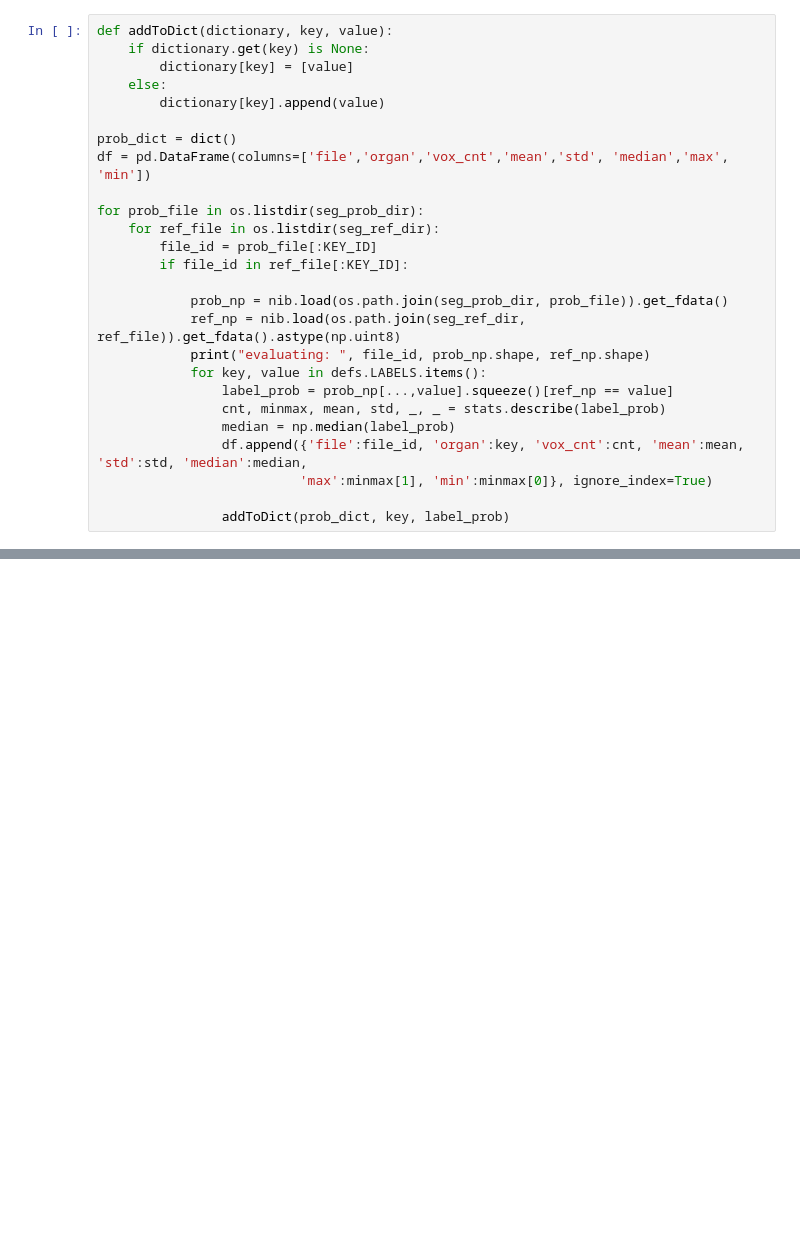
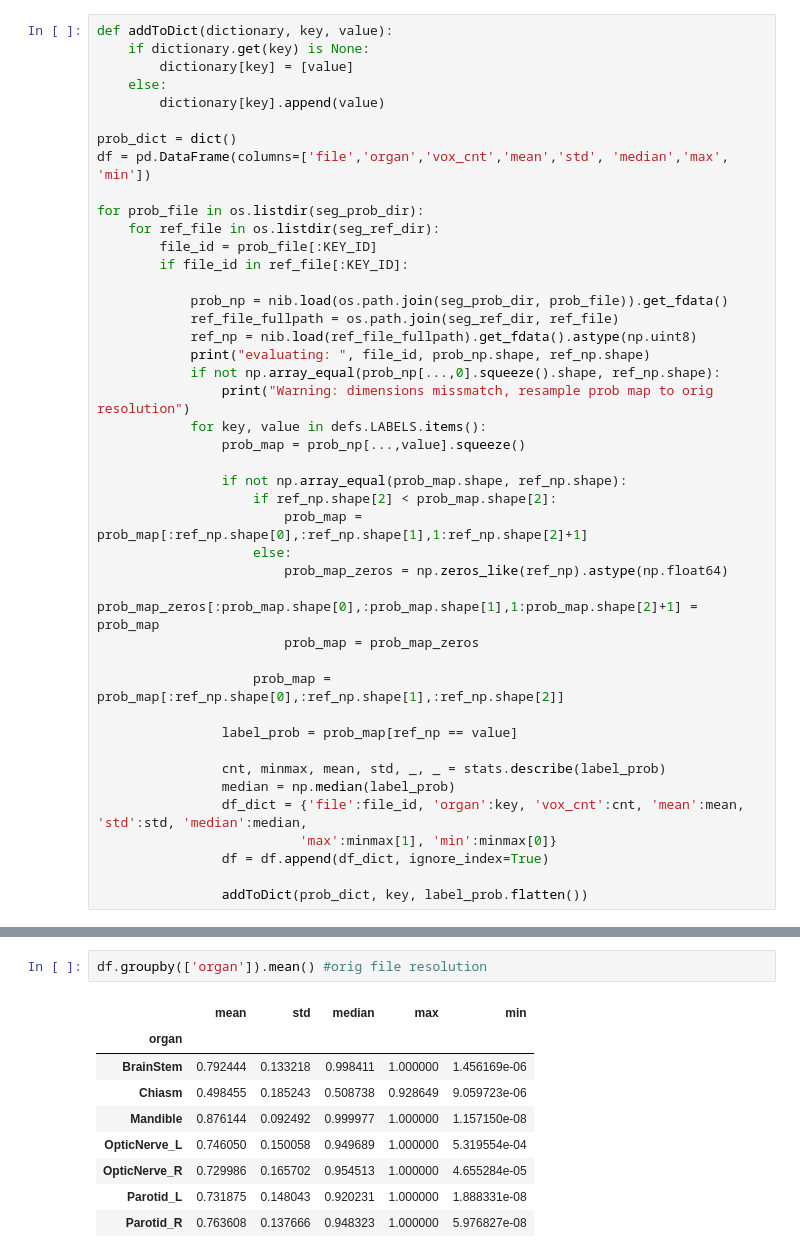
Before and after one commit to elitap/NiftyNet, a Jupyter notebook: scripts/jupyter/calc_segmentation_uncertainty.ipynb, the cells around one changed output, grey strips where cells are left out. Cells and saved outputs as stored; diff of their text form; blank space fills up the shorter version.

```diff
--- a/scripts/jupyter/calc_segmentation_uncertainty.ipynb
+++ b/scripts/jupyter/calc_segmentation_uncertainty.ipynb
@@ -30,16 +35,33 @@ for prob_file in os.listdir(seg_prob_dir):
         if file_id in ref_file[:KEY_ID]:
 
             prob_np = nib.load(os.path.join(seg_prob_dir, prob_file)).get_fdata()
-            ref_np = nib.load(os.path.join(seg_ref_dir, ref_file)).get_fdata().astype(np.uint8)
+            ref_file_fullpath = os.path.join(seg_ref_dir, ref_file)
+            ref_np = nib.load(ref_file_fullpath).get_fdata().astype(np.uint8)
             print("evaluating: ", file_id, prob_np.shape, ref_np.shape)
+            if not np.array_equal(prob_np[...,0].squeeze().shape, ref_np.shape):
+                print("Warning: dimensions missmatch, resample prob map to orig resolution")
             for key, value in defs.LABELS.items():
-                label_prob = prob_np[...,value].squeeze()[ref_np == value]
+                prob_map = prob_np[...,value].squeeze()
+
+                if not np.array_equal(prob_map.shape, ref_np.shape):
+                    if ref_np.shape[2] < prob_map.shape[2]:
+                        prob_map = prob_map[:ref_np.shape[0],:ref_np.shape[1],1:ref_np.shape[2]+1]
+                    else:
+                        prob_map_zeros = np.zeros_like(ref_np).astype(np.float64)
+                        prob_map_zeros[:prob_map.shape[0],:prob_map.shape[1],1:prob_map.shape[2]+1] = prob_map
+                        prob_map = prob_map_zeros
+
+                    prob_map = prob_map[:ref_np.shape[0],:ref_np.shape[1],:ref_np.shape[2]]
+
+                label_prob = prob_map[ref_np == value]
+
                 cnt, minmax, mean, std, _, _ = stats.describe(label_prob)
                 median = np.median(label_prob)
-                df.append({'file':file_id, 'organ':key, 'vox_cnt':cnt, 'mean':mean, 'std':std, 'median':median,
-                          'max':minmax[1], 'min':minmax[0]}, ignore_index=True)
+                df_dict = {'file':file_id, 'organ':key, 'vox_cnt':cnt, 'mean':mean, 'std':std, 'median':median,
+                          'max':minmax[1], 'min':minmax[0]}
+                df = df.append(df_dict, ignore_index=True)
 
-                addToDict(prob_dict, key, label_prob)
+                addToDict(prob_dict, key, label_prob.flatten())
 # %% [output]
 evaluating:  0522c0669 (512, 512, 137, 1, 8) (512, 512, 137)
 evaluating:  0522c0555 (512, 512, 263, 1, 8) (512, 512, 263)
@@ -47,0 +82,12 @@ IndexError: boolean index did not match indexed array along dimension 2; dimensi
+# %%
+df.groupby(['organ']).mean() #orig file resolution
+# %% [output]
+|  | mean | std | median | max | min |
+| organ |  |  |  |  |  |
+| BrainStem | 0.792444 | 0.133218 | 0.998411 | 1.000000 | 1.456169e-06 |
+| Chiasm | 0.498455 | 0.185243 | 0.508738 | 0.928649 | 9.059723e-06 |
+| Mandible | 0.876144 | 0.092492 | 0.999977 | 1.000000 | 1.157150e-08 |
+| OpticNerve_L | 0.746050 | 0.150058 | 0.949689 | 1.000000 | 5.319554e-04 |
+| OpticNerve_R | 0.729986 | 0.165702 | 0.954513 | 1.000000 | 4.655284e-05 |
+| Parotid_L | 0.731875 | 0.148043 | 0.920231 | 1.000000 | 1.888331e-08 |
+| Parotid_R | 0.763608 | 0.137666 | 0.948323 | 1.000000 | 5.976827e-08 |
```
Also changed, not shown: parts of 11 cells of this notebook, 8 other files.
